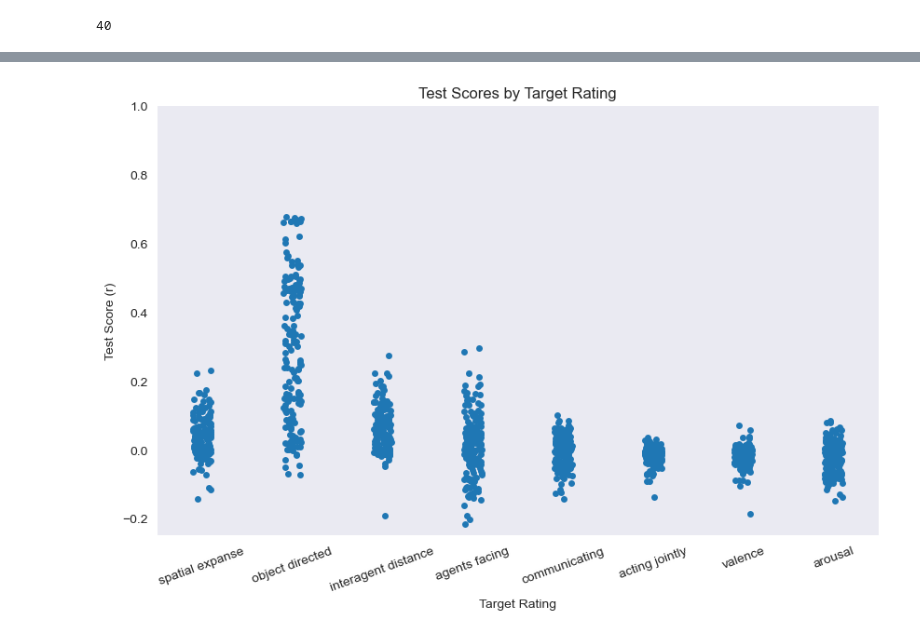
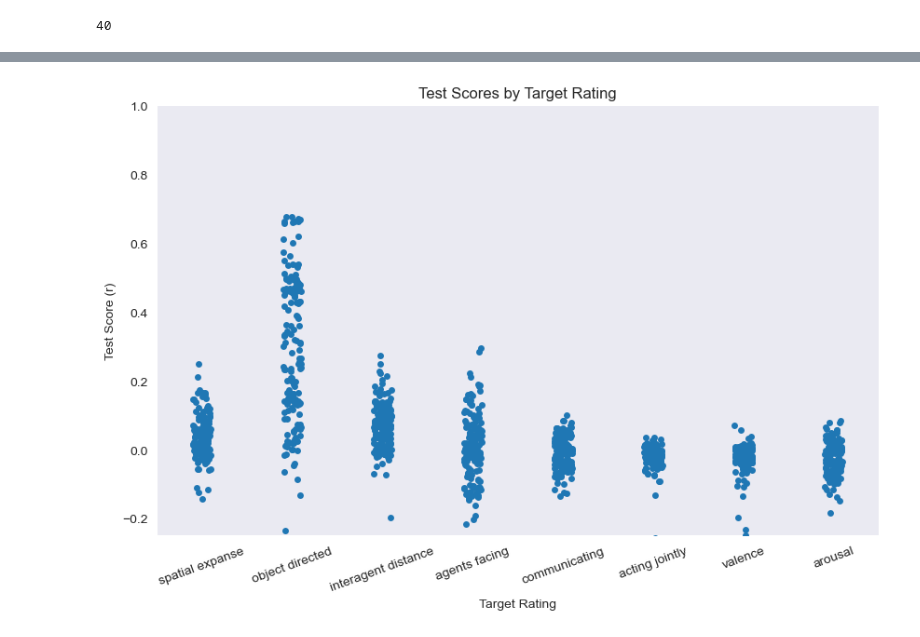
Before and after one commit to qinwenshuo/SocialGNN_encoding, a Jupyter notebook: 4.behavioral_encoding.ipynb, the cells around one changed output, grey strips where cells are left out. Cells and saved outputs as stored; diff of their text form; code cells hidden in the pictures.

Commit message:
Updated linear regression results and a readme

```diff
--- a/4.behavioral_encoding.ipynb
+++ b/4.behavioral_encoding.ipynb
@@ -70,3 +70,6 @@ def single_layer_encoding(X):
         mse = mean_squared_error(y_test, y_pred)
         results[rating] = mse
         print(f'Mean Squared Error for {rating}: {mse}')
+# %%
+alphas = [10.**power for power in np.arange(-5, 2)]
+alphas
@@ -73,8 +78,8 @@ def single_layer_encoding(X):
 # %%
 def ridge_regression_benchmarking(target, layers, models,
                                   n_splits=4, random_seed=0, alphas=None):
-    # if alphas is None:
-    #     alphas = [10.**power for power in np.arange(-5, 2)]
+    if alphas is None:
+        alphas = [10.**power for power in np.arange(-5, 2)]
 
     all_model_results = []
 
@@ -103,7 +108,7 @@ def ridge_regression_benchmarking(target, layers, models,
 
                     # Initialize RidgeCV model
                     ridge = RidgeCV(
-                        # alphas=alphas
+                        alphas=alphas
                         )
 
                     # Perform cross-validation
@@ -140,7 +145,7 @@ len(layer_representations_dirs)
 # %% [output]
 40
 # %%
-results = ridge_regression_benchmarking(target, layer_selection, layer_representations_dirs)
-results
+ridge_results = ridge_regression_benchmarking(target, layer_selection, layer_representations_dirs)
+ridge_results
 # %% [output]
 |  | target | train_score | test_score | layer | model_name |
@@ -161,7 +240,7 @@ x_labels = ['spatial expanse', 'object directed', 'interagent distance', 'agents
 
 
 # Assuming 'results_df' is the DataFrame returned by ridge_regression_benchmarking function
-def plot_ridge_regression_results(results_df, title):
+def plot_mapping_results(results_df, title):
     plt.figure(figsize=(10, 6))
 
 
@@ -181,6 +260,6 @@ def plot_ridge_regression_results(results_df, title):
     plt.savefig(f'result_figures/behavioral_encoding/{title}.png')
     plt.show()
 # %%
-plot_ridge_regression_results(results, f'ridge-{model_selection}-{"-".join(layer_selection)}')
+plot_mapping_results(ridge_results, f'ridge-{model_selection}-{"-".join(layer_selection)}')
 # %% [output]
-[figure, old version]
+[figure, new version]
```
Also changed, not shown: parts of 6 cells of this notebook, 7 other files.
